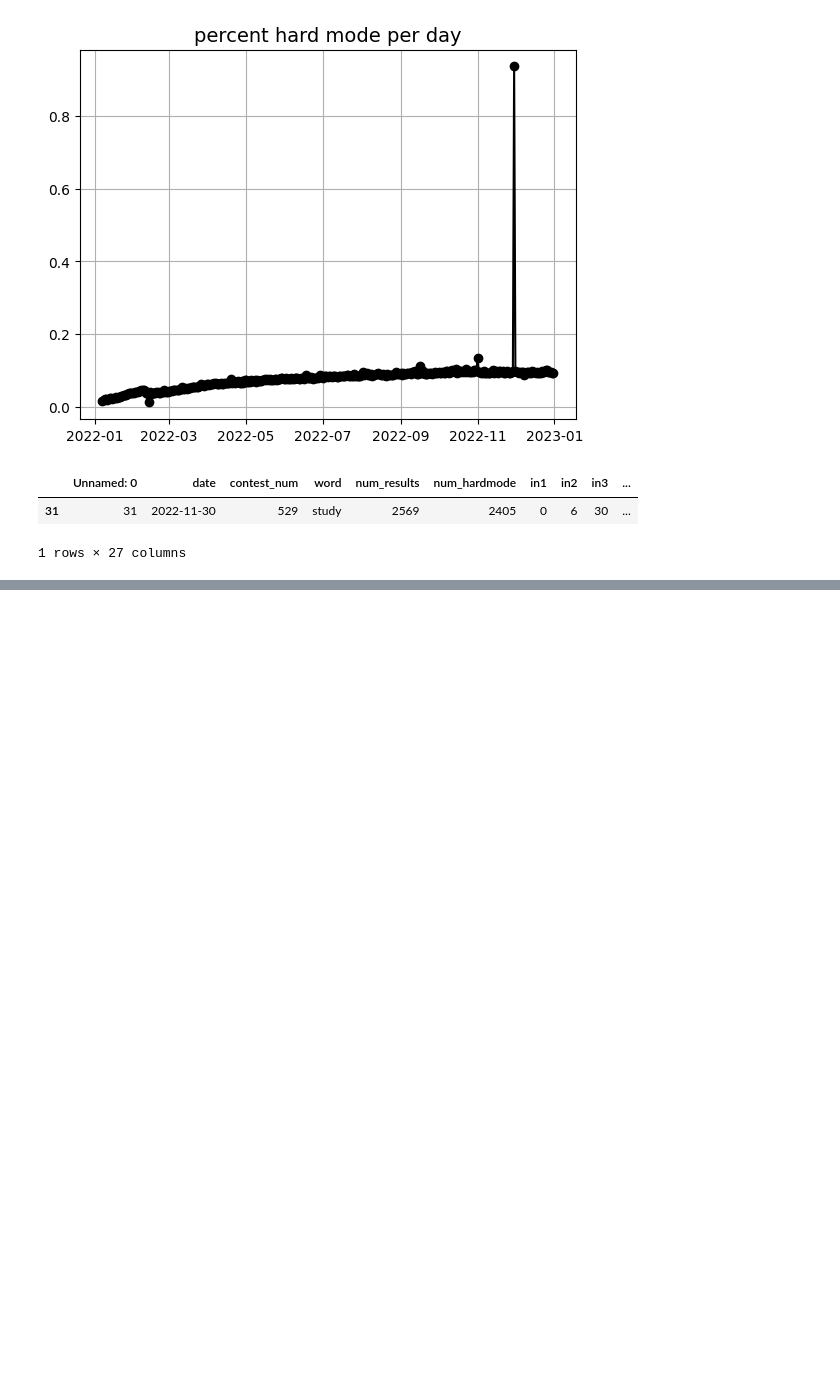
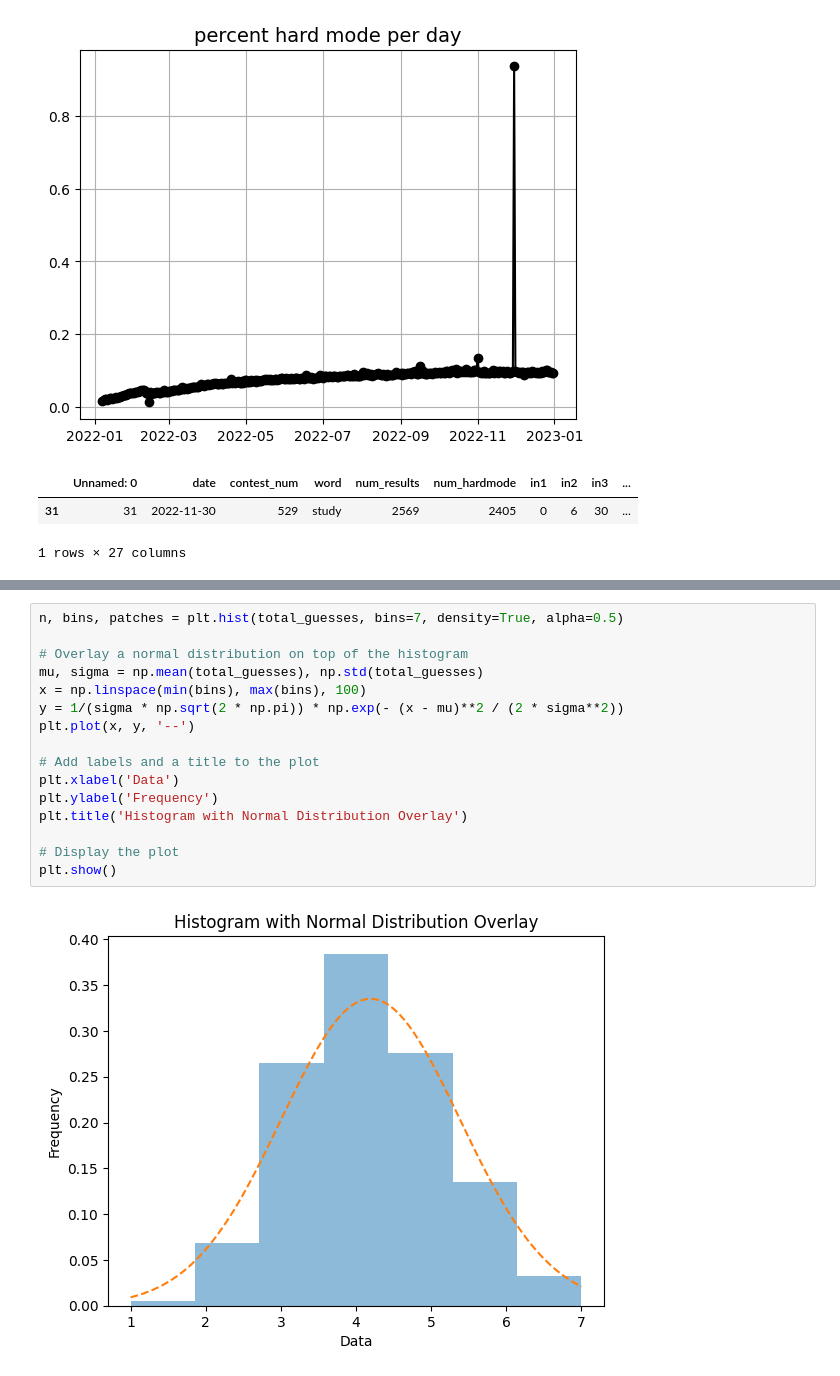
Before and after one commit to carlostbello/COMAP2023, a Jupyter notebook: src/test.ipynb, the cells around one changed output, grey strips where cells are left out. Saved outputs shown, nothing was run; the diff lists cells and outputs as text; blank space fills up the shorter version.

```diff
--- a/src/test.ipynb
+++ b/src/test.ipynb
@@ -278,0 +300,18 @@ SyntaxError: can't use starred expression here (3417283644.py, line 4)
+# %%
+n, bins, patches = plt.hist(total_guesses, bins=7, density=True, alpha=0.5)
+
+# Overlay a normal distribution on top of the histogram
+mu, sigma = np.mean(total_guesses), np.std(total_guesses)
+x = np.linspace(min(bins), max(bins), 100)
+y = 1/(sigma * np.sqrt(2 * np.pi)) * np.exp(- (x - mu)**2 / (2 * sigma**2))
+plt.plot(x, y, '--')
+
+# Add labels and a title to the plot
+plt.xlabel('Data')
+plt.ylabel('Frequency')
+plt.title('Histogram with Normal Distribution Overlay')
+
+# Display the plot
+plt.show()
+# %% [output]
+[figure, added]
```
Also changed, not shown: parts of 8 cells of this notebook.
